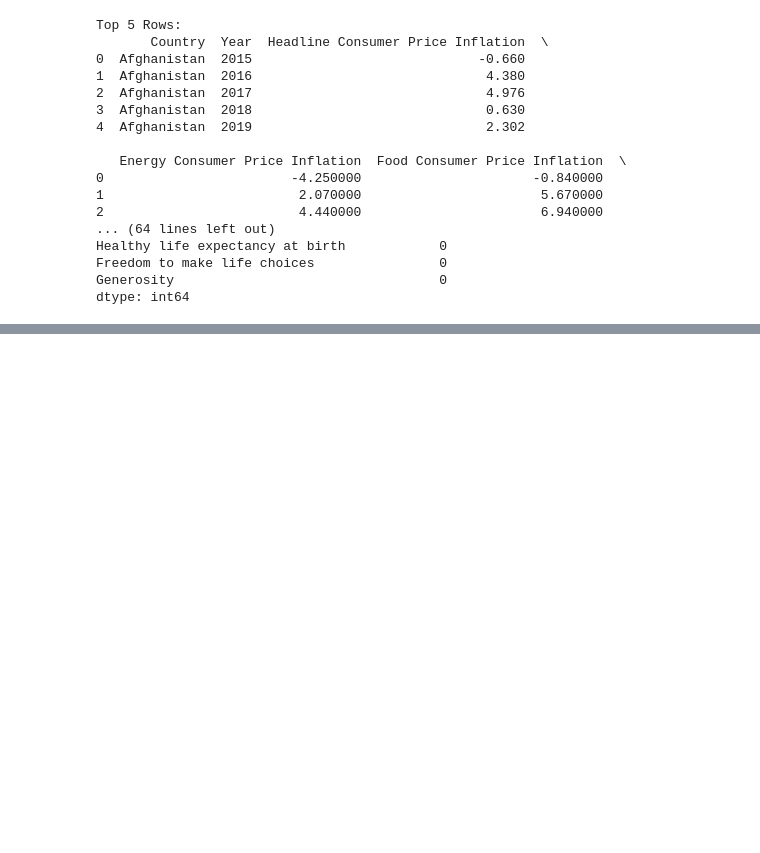
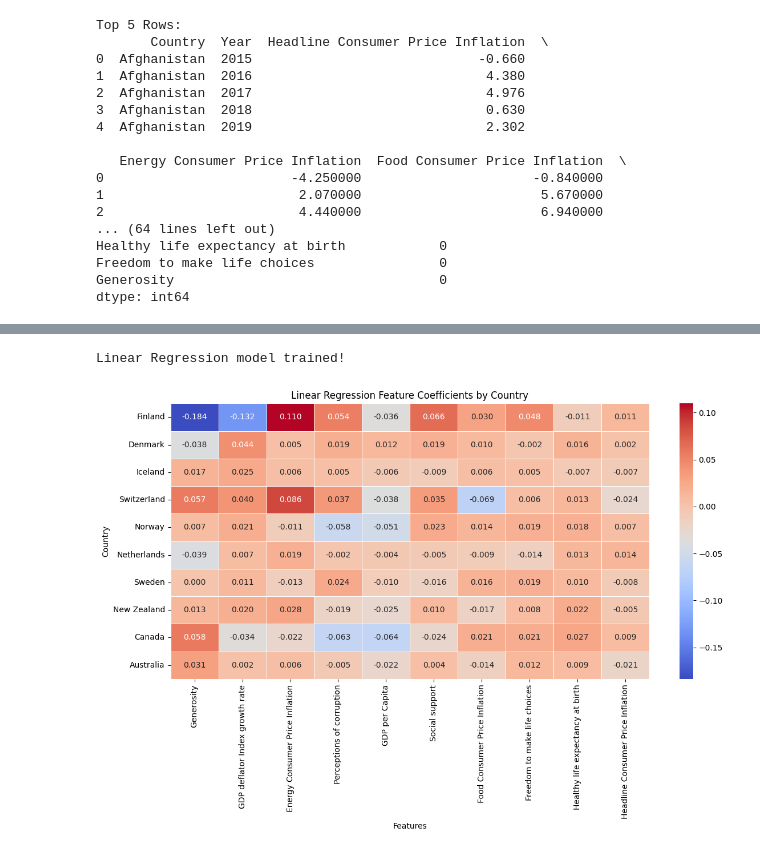
Before and after one commit to sqadirova/BDA_project_2025, a Jupyter notebook: main.ipynb, the cells around one changed output, grey strips where cells are left out. Cells and saved outputs as stored; diff of their text form; code cells hidden in the pictures; blank space fills up the shorter version.

Commit message:
final results added from colab

```diff
--- a/main.ipynb
+++ b/main.ipynb
@@ -78,0 +81,9 @@ dtype: int64
+# %%
+# Get top 10 countries based on average happiness score
+top_10_countries = df.groupby('Country')['Score'].mean().sort_values(ascending=False).head(10).index.tolist()
+
+# Filter dataset for those countries
+df_top10 = df[df['Country'].isin(top_10_countries)]
+
+print("Top 10 happiest countries:")
+print(top_10_countries)
@@ -78,0 +101,70 @@ dtype: int64
+# %%
+from sklearn.linear_model import LinearRegression
+from sklearn.preprocessing import StandardScaler
+from sklearn.model_selection import train_test_split
+from sklearn.metrics import r2_score, mean_absolute_error, mean_squared_error
+import numpy as np
+
+country_feature_weights = {}
+lr_model_scores = {}
+
+# Loop through each country
+for country in top_10_countries:
+    df_country = df[df['Country'] == country]
+
+    # Define features and target
+    X = df_country.drop(columns=['Country', 'Year', 'Continent/Region', 'Score'])
+    y = df_country['Score']
+
+    # Scale the features
+    scaler = StandardScaler()
+    X_scaled = scaler.fit_transform(X)
+
+    # Train/test split
+    X_train, X_test, y_train, y_test = train_test_split(X_scaled, y, test_size=0.2, random_state=42)
+
+    # Train linear regression model
+    model = LinearRegression()
+    model.fit(X_train, y_train)
+
+    # Extract feature importances (coefficients)
+    feature_weights = dict(zip(X.columns, model.coef_))
+    country_feature_weights[country] = feature_weights
+
+    # Evaluate the model
+    y_pred = model.predict(X_test)
+    r2 = r2_score(y_test, y_pred)
+    mae = mean_absolute_error(y_test, y_pred)
+    rmse = np.sqrt(mean_squared_error(y_test, y_pred))
+
+    lr_model_scores[country] = {
+        'R² Score': r2,
+        'MAE': mae,
+        'RMSE': rmse
+    }
+
+print("Linear Regression model trained!")
+# %% [output]
+Linear Regression model trained!
+# %%
+import seaborn as sns
+import matplotlib.pyplot as plt
+
+# Combine all feature weights into a single DataFrame
+df_feature_importance = pd.DataFrame(country_feature_weights).T
+
+# Sort features by average absolute importance (optional)
+df_feature_importance = df_feature_importance.reindex(
+    df_feature_importance.abs().mean().sort_values(ascending=False).index, axis=1
+)
+
+# Display the results in heatmap
+plt.figure(figsize=(12, 8))
+sns.heatmap(df_feature_importance, annot=True, cmap='coolwarm', fmt=".3f", linewidths=0.5)
+plt.title("Linear Regression Feature Coefficients by Country")
+plt.xlabel("Features")
+plt.ylabel("Country")
+plt.tight_layout()
+plt.show()
+# %% [output]
+[figure, added]
```
Also changed, not shown: parts of 16 cells of this notebook, 3 other files.
